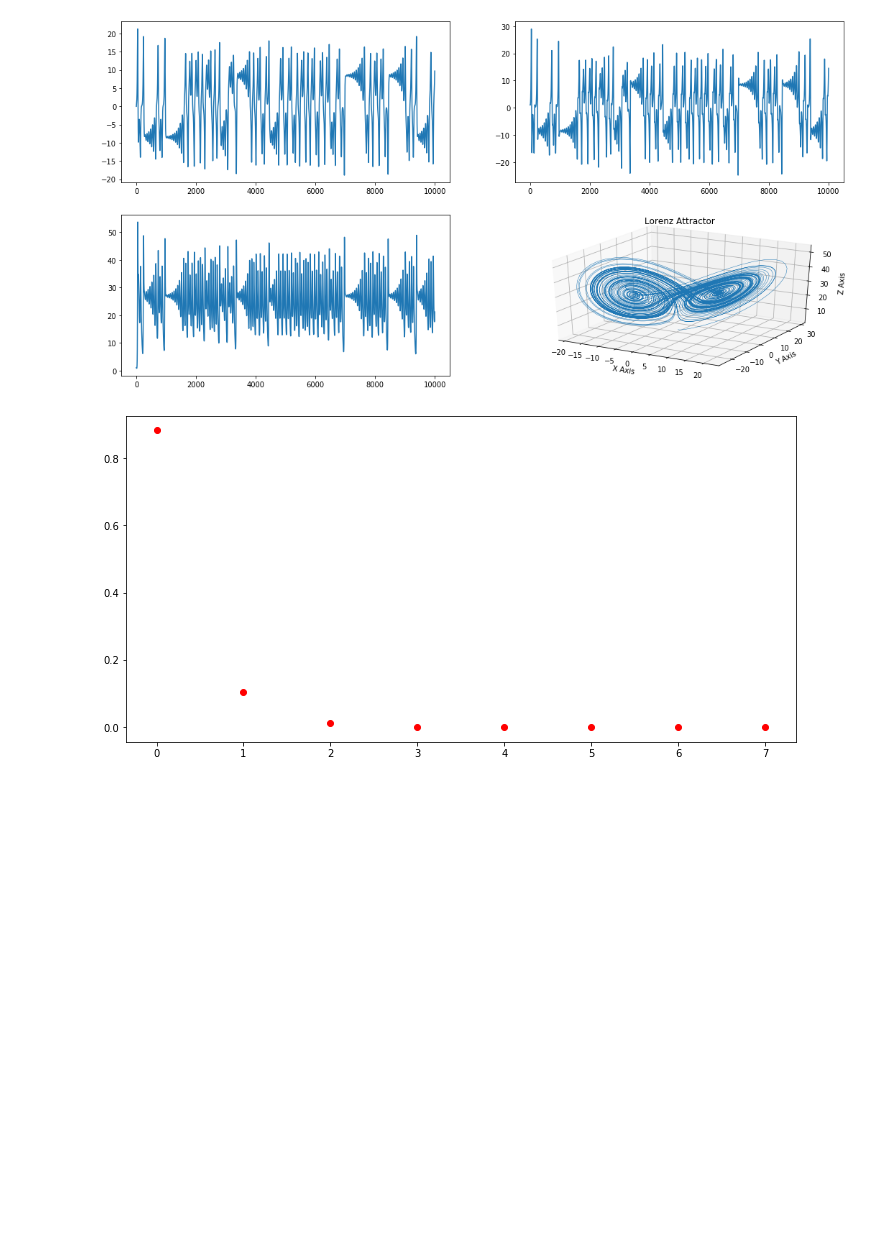
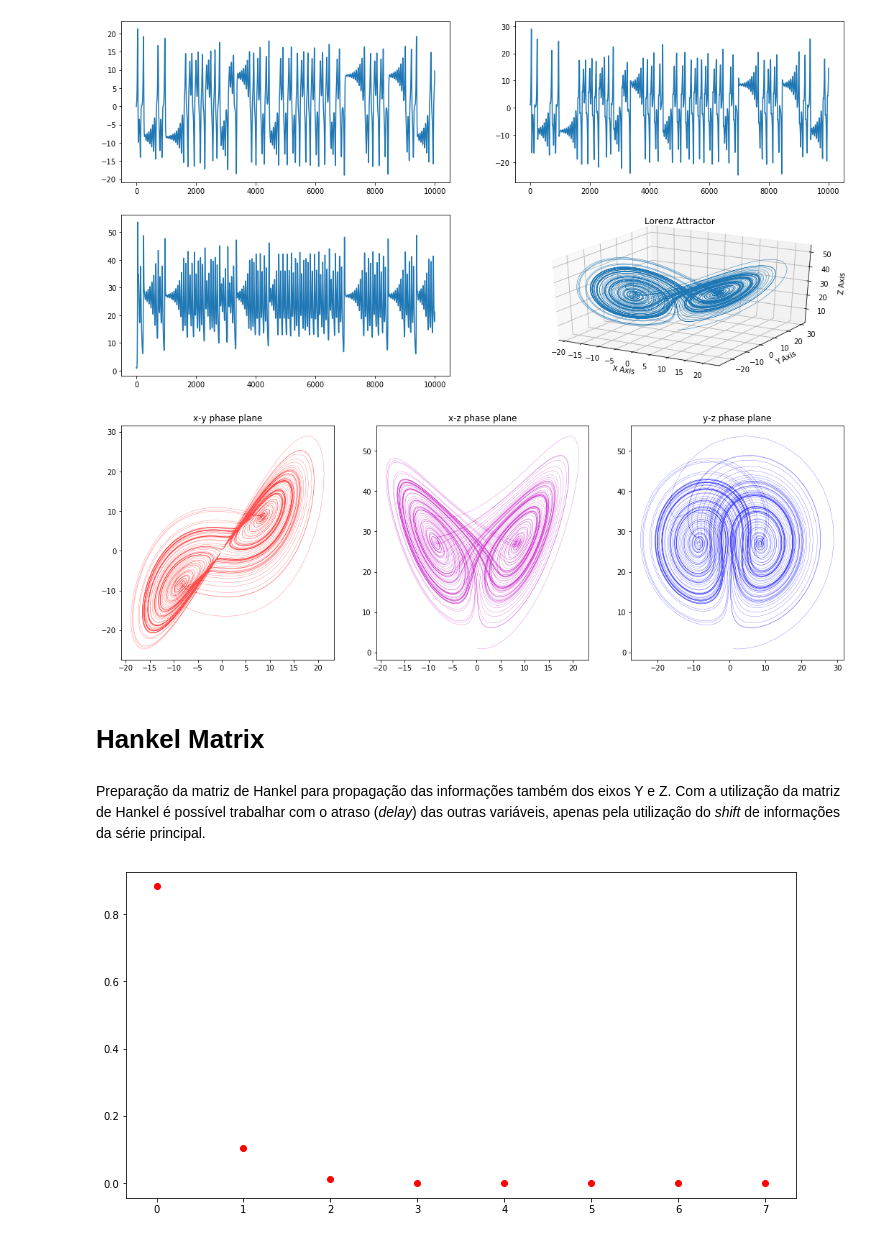
Before and after one commit to rodneyrick/unifesp-nonlinear_time_series_analysis, a Jupyter notebook: reconstruction/reconstruction_atractor_using_lorenz.ipynb, the cells around one changed output. Cells and saved outputs as stored; diff of their text form; code cells hidden in the pictures; blank space fills up the shorter version.

```diff
--- a/reconstruction/reconstruction_atractor_using_lorenz.ipynb
+++ b/reconstruction/reconstruction_atractor_using_lorenz.ipynb
@@ -18,3 +18,20 @@ def lorenz(x, y, z, s=10, r=28, b=2.667):
     y_dot = r*x - y - x*z
     z_dot = x*y - b*z
     return x_dot, y_dot, z_dot
+
+def create_time_series_lorenz(dt, num_steps, s=10, r=28, b=2.667):
+    # Need one more for the initial values
+    xs = np.empty(num_steps + 1)
+    ys = np.empty(num_steps + 1)
+    zs = np.empty(num_steps + 1)
+    # Set initial values
+    xs[0], ys[0], zs[0] = (0., 1., 1.05)
+
+    # Step through "time", calculating the partial derivatives at the current point
+    # and using them to estimate the next point
+    for i in range(num_steps):
+        x_dot, y_dot, z_dot = lorenz(xs[i], ys[i], zs[i], s=s, r=r, b=b)
+        xs[i + 1] = xs[i] + (x_dot * dt)
+        ys[i + 1] = ys[i] + (y_dot * dt)
+        zs[i + 1] = zs[i] + (z_dot * dt)
+    return xs, ys, zs
@@ -40,3 +38,7 @@ for i in range(num_steps):
+# %%
+dt = 0.01
+num_steps = 10000
+xs, ys, zs = create_time_series_lorenz(dt, num_steps, s=10, r=28, b=2.667)
 # %%
 # Plot
 fig = plt.figure(figsize=(18,14))
@@ -63,0 +60,27 @@ for i in range(1,8):
+# %%
+# now plot two-dimensional cuts of the three-dimensional phase space
+fig = plt.figure(figsize=(18,6))
+ax1 = fig.add_subplot(1,3,1)
+ax2 = fig.add_subplot(1,3,2)
+ax3 = fig.add_subplot(1,3,3)
+
+# plot the x values vs the y values
+ax1.plot(xs, ys, color='r', alpha=0.7, linewidth=0.3)
+ax1.set_title('x-y phase plane')
+
+# plot the x values vs the z values
+ax2.plot(xs, zs, color='m', alpha=0.7, linewidth=0.3)
+ax2.set_title('x-z phase plane')
+
+# plot the y values vs the z values
+ax3.plot(ys, zs, color='b', alpha=0.7, linewidth=0.3)
+ax3.set_title('y-z phase plane')
+
+#fig.savefig('{}/lorenz-attractor-phase-plane.png'.format(save_folder), dpi=180, bbox_inches='tight')
+plt.show()
+# %% [output]
+[figure, added]
+# %% [markdown]
+# Hankel Matrix
+# %% [markdown]
+Preparação da matriz de Hankel para propagação das informações também dos eixos Y e Z. Com a utilização da matriz de Hankel é possível trabalhar com o atraso (*delay*) das outras variáveis, apenas pela utilização do *shift* de informações da série principal.
```
Also changed, not shown: parts of 6 cells of this notebook, 1 other file.
